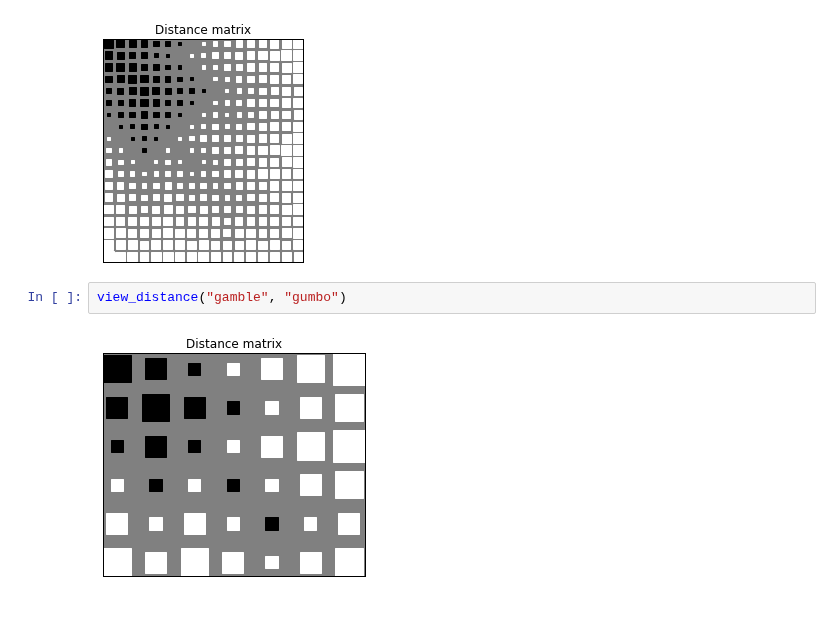
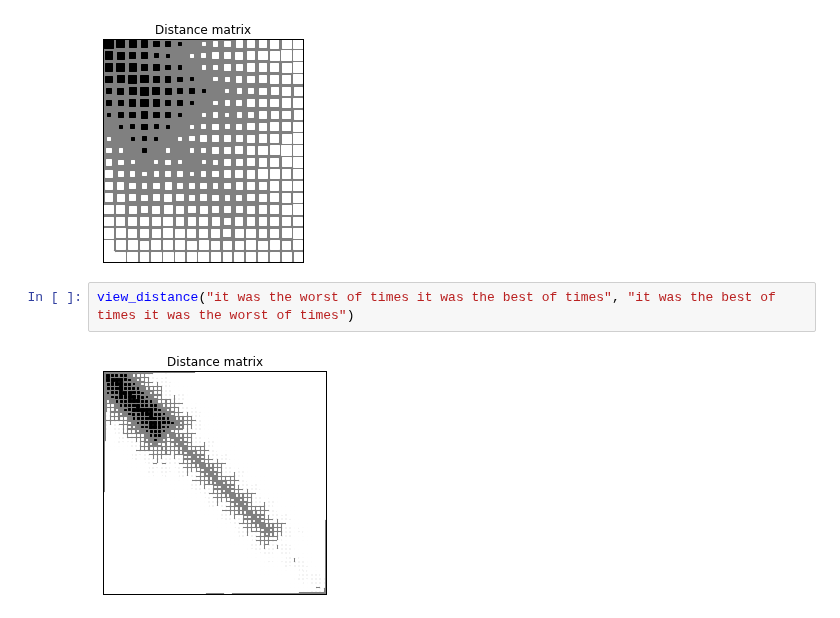
Before and after one commit to anoopsarkar/nlp-class, a Jupyter notebook: assets/notebooks/edit-distance.ipynb, the cells around one changed output. Cells and saved outputs as stored; diff of their text form.

```diff
--- a/assets/notebooks/edit-distance.ipynb
+++ b/assets/notebooks/edit-distance.ipynb
@@ -297,7 +297,7 @@ def view_distance(a, b):
 view_distance("recognize speech", "wreck a nice beach")
 # %% [output]
 [figure]
-# %%
-view_distance("gamble", "gumbo")
-# %% [output]
-[figure, removed]
+# %%
+view_distance("it was the worst of times it was the best of times", "it was the best of times it was the worst of times")
+# %% [output]
+[figure, added]
```
Also changed, not shown: parts of 2 cells of this notebook, 3 other files.
